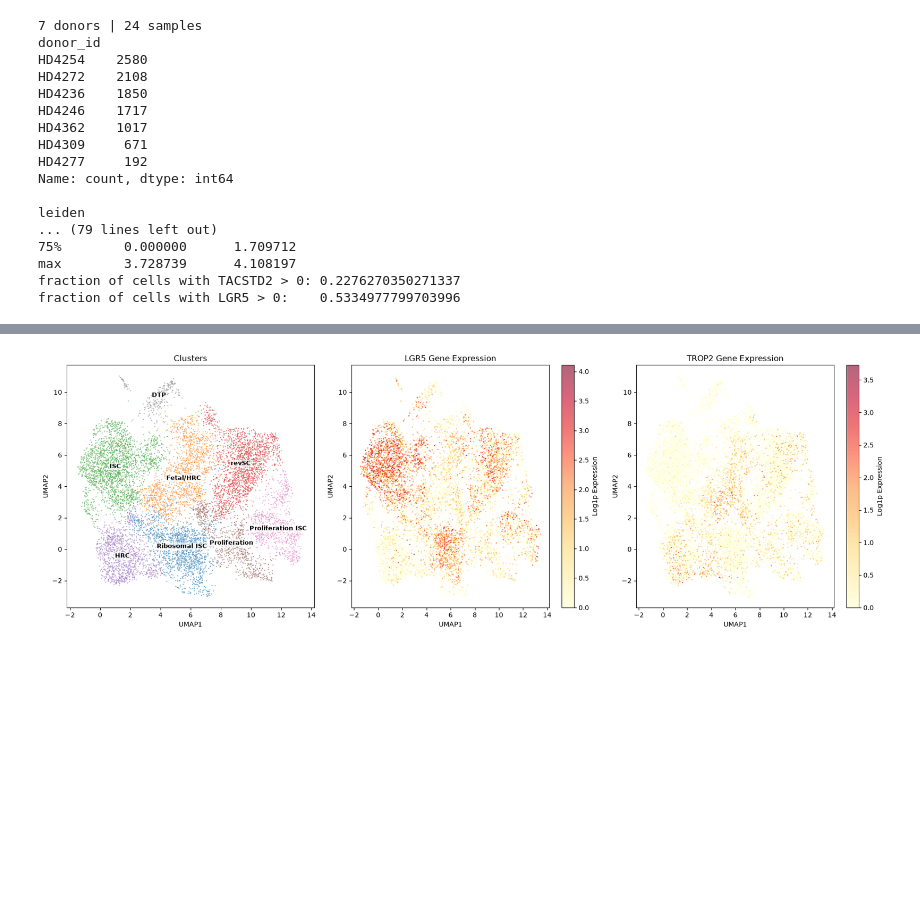
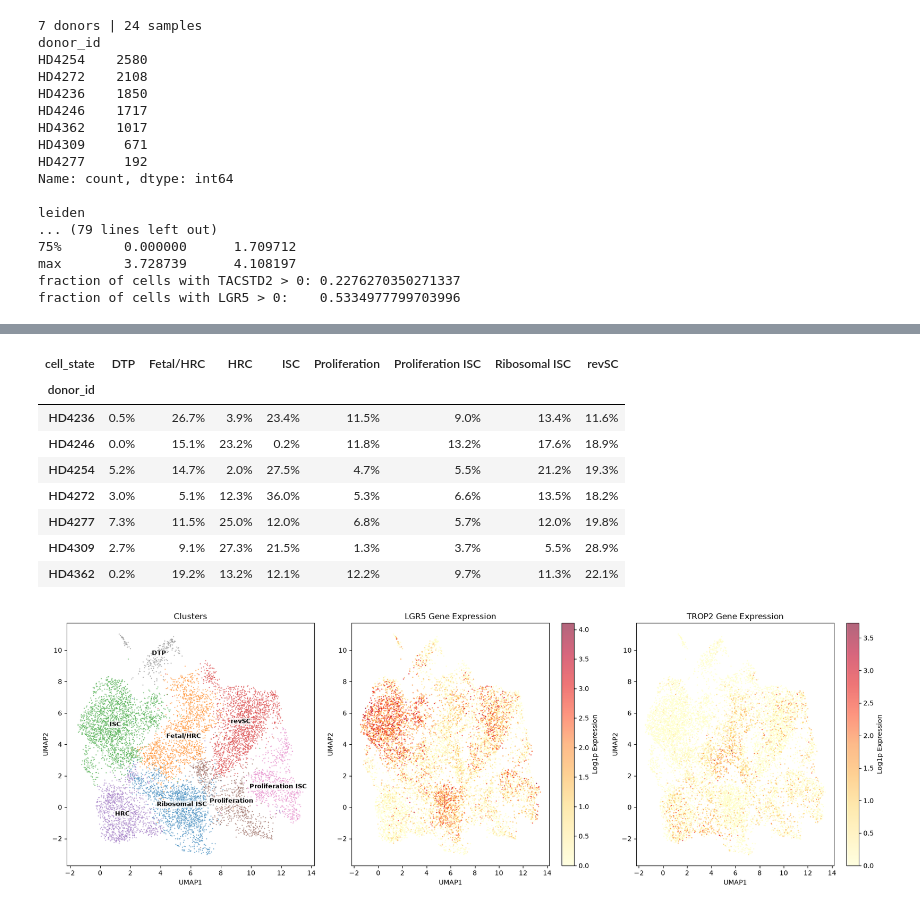
Before and after one commit to sbskinn/Tumor-Surface-Target-Prioritization, a Jupyter notebook: Checkpoint2_model_reproduction.ipynb, the cells around one changed output, grey strips where cells are left out. Saved outputs shown, nothing was run; the diff lists cells and outputs as text; code cells hidden in the pictures; blank space fills up the shorter version.

Commit message:
Made the tables visually appealing and easier to understand

```diff
--- a/Checkpoint2_model_reproduction.ipynb
+++ b/Checkpoint2_model_reproduction.ipynb
@@ -206,7 +206,8 @@ max        3.728739      4.108197
 fraction of cells with TACSTD2 > 0: 0.2276270350271337
 fraction of cells with LGR5 > 0:    0.5334977799703996
 # %%
-#cluster names based on Fig 1.f
+
+# Cluster names based on Fig 1.f
 cell_state_mapping = {
     "0": "ISC",
     "1": "revSC",
@@ -219,15 +220,73 @@ cell_state_mapping = {
 }
 
 # Looking at outputs a and b for both genes by cluster
-
 cells["cell_state"] = cells["leiden"].astype(str).map(cell_state_mapping)
 
-# (a) mean expression and fraction of cells expressing, per cluster
+# (a) Mean expression and fraction of cells expressing, per cluster
 expr_by_state = cells.groupby("cell_state")[GENES].agg(["mean", lambda s: (s > 0).mean()])
-expr_by_state.columns = ["TACSTD2_mean", "TACSTD2_frac", "LGR5_mean", "LGR5_frac"]
-print(expr_by_state.round(3))
+expr_by_state.columns = [
+    "TACSTD2 Mean",
+    "TACSTD2 Fraction",
+    "LGR5 Mean",
+    "LGR5 Fraction"
+]
 
-# (b) donor-level proportions: for each donor, the share of cells in each cluster
-props = pd.crosstab(cells["donor_id"], cells["cell_state"], normalize="index")
-print(props.round(3))
+# Table for gene expression
+display(
+    expr_by_state.round(3).style
+    .format("{:.3f}")
+    .set_caption("Gene Expression by Cell State")
+    .set_table_styles([
+        {"selector": "caption", "props": [
+            ("font-size", "16px"),
+            ("font-weight", "bold"),
+            ("text-align", "left"),
+            ("padding", "10px")
+        ]},
+        {"selector": "th", "props": [
+            ("background-color", "#34495e"),
+            ("color", "white"),
+            ("text-align", "center"),
+            ("padding", "8px")
+        ]},
+        {"selector": "td", "props": [
+            ("text-align", "center"),
+            ("padding", "8px")
+        ]}
+    ])
+    .background_gradient(cmap="Blues", axis=None)
+)
+
+# (b) Donor-level proportions: share of cells in each cluster
+props = pd.crosstab(
+    cells["donor_id"],
+    cells["cell_state"],
+    normalize="index"
+)
+
+# Table for donor proportions
+display(
+    props.round(3).style
+    .format("{:.1%}")
+    .set_caption("Cell State Proportions by Donor")
+    .set_table_styles([
+        {"selector": "caption", "props": [
+            ("font-size", "16px"),
+            ("font-weight", "bold"),
+            ("text-align", "left"),
+            ("padding", "10px")
+        ]},
+        {"selector": "th", "props": [
+            ("background-color", "#34495e"),
+            ("color", "white"),
+            ("text-align", "center"),
+            ("padding", "8px")
+        ]},
+        {"selector": "td", "props": [
+            ("text-align", "center"),
+            ("padding", "8px")
+        ]}
+    ])
+    .background_gradient(cmap="Greens", axis=None)
+)
 # %% [output]
@@ -251,3 +305,12 @@ HD4362              0.113  0.221
+| cell_state | DTP | Fetal/HRC | HRC | ISC | Proliferation | Proliferation ISC | Ribosomal ISC | revSC |
+| donor_id |  |  |  |  |  |  |  |  |
+| HD4236 | 0.5% | 26.7% | 3.9% | 23.4% | 11.5% | 9.0% | 13.4% | 11.6% |
+| HD4246 | 0.0% | 15.1% | 23.2% | 0.2% | 11.8% | 13.2% | 17.6% | 18.9% |
+| HD4254 | 5.2% | 14.7% | 2.0% | 27.5% | 4.7% | 5.5% | 21.2% | 19.3% |
+| HD4272 | 3.0% | 5.1% | 12.3% | 36.0% | 5.3% | 6.6% | 13.5% | 18.2% |
+| HD4277 | 7.3% | 11.5% | 25.0% | 12.0% | 6.8% | 5.7% | 12.0% | 19.8% |
+| HD4309 | 2.7% | 9.1% | 27.3% | 21.5% | 1.3% | 3.7% | 5.5% | 28.9% |
+| HD4362 | 0.2% | 19.2% | 13.2% | 12.1% | 12.2% | 9.7% | 11.3% | 22.1% |
 # %%
 os.makedirs("results", exist_ok=True)
 # %%
```
Also changed, not shown: parts of 6 cells of this notebook.
